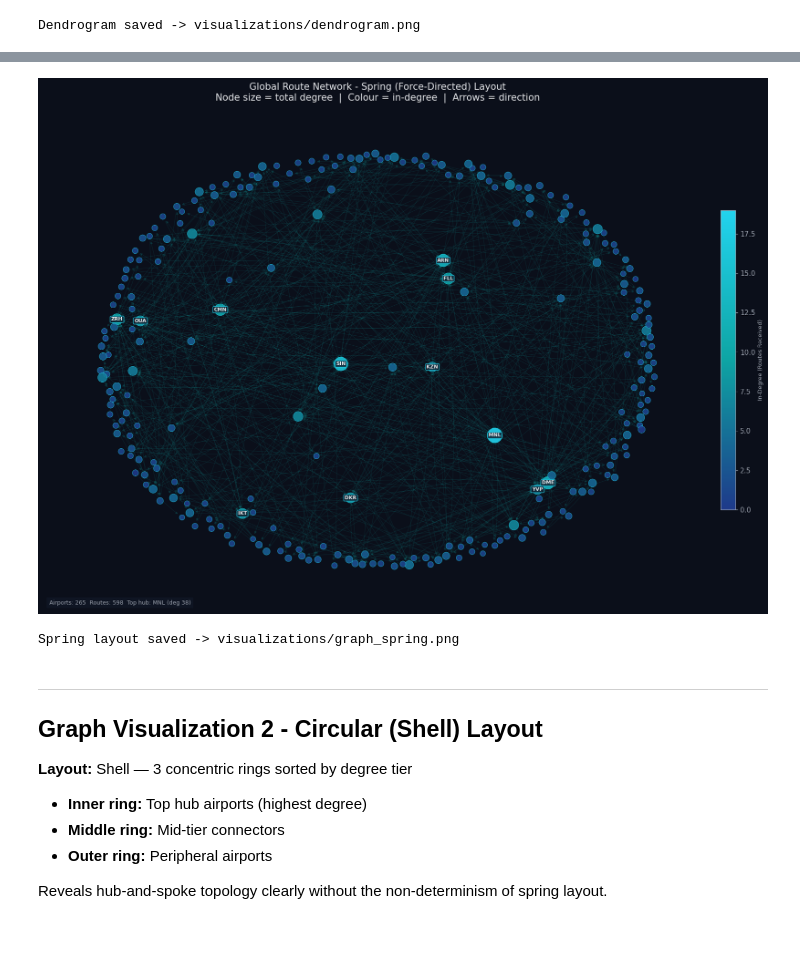
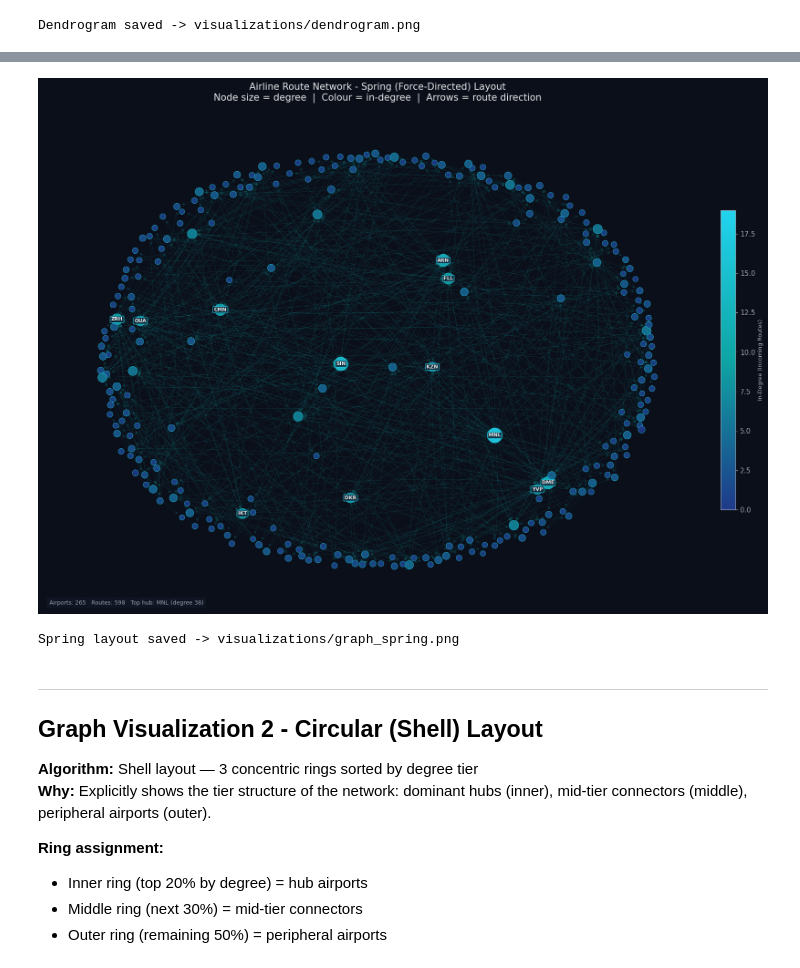
Before and after one commit to mariumgk/DataVis-Assignment4, a Jupyter notebook: A4_2023xxx.ipynb, the cells around one changed output, grey strips where cells are left out. Cells and saved outputs as stored; diff of their text form; code cells hidden in the pictures; blank space fills up the shorter version.

```diff
--- a/A4_2023xxx.ipynb
+++ b/A4_2023xxx.ipynb
@@ -255,68 +281,62 @@ Hub airports naturally migrate to the centre under repulsion/attraction forces.
 # %%
 np.random.seed(42)
-cmap = mcolors.LinearSegmentedColormap.from_list(
-    'blue_teal', [PRIMARY, SECONDARY, ACCENT])
+cmap = mcolors.LinearSegmentedColormap.from_list('blue_teal', [PRIMARY, SECONDARY, ACCENT])
 pos_spring = nx.spring_layout(G, k=1.8, iterations=80, seed=42)
 
 degrees  = np.array([deg[n] for n in node_list])
 in_degs  = np.array([in_deg[n] for n in node_list])
 node_sizes  = 60 + (degrees / degrees.max()) * 500
 norm        = mcolors.Normalize(vmin=in_degs.min(), vmax=in_degs.max())
 node_colors = [cmap(norm(v)) for v in in_degs]
 
 fig, ax = plt.subplots(figsize=(18, 12))
 fig.patch.set_facecolor(BG); ax.set_facecolor(BG)
-
-nx.draw_networkx_edges(G, pos_spring, ax=ax,
-    edge_color=SECONDARY, alpha=0.18, width=0.6,
-    arrows=True, arrowstyle='-|>', arrowsize=8,
+nx.draw_networkx_edges(G, pos_spring, ax=ax, edge_color=SECONDARY,
+    alpha=0.18, width=0.6, arrows=True, arrowstyle='-|>', arrowsize=8,
     connectionstyle='arc3,rad=0.05')
-nx.draw_networkx_nodes(G, pos_spring, ax=ax,
-    nodelist=node_list, node_size=node_sizes,
-    node_color=node_colors, alpha=0.9,
-    linewidths=0.5, edgecolors=ACCENT)
-
+nx.draw_networkx_nodes(G, pos_spring, ax=ax, nodelist=node_list,
+    node_size=node_sizes, node_color=node_colors,
+    alpha=0.9, linewidths=0.5, edgecolors=ACCENT)
 top12 = sorted(deg.items(), key=lambda x: x[1], reverse=True)[:12]
-top12_nodes = {n: pos_spring[n] for n, _ in top12}
-nx.draw_networkx_labels(G, top12_nodes, ax=ax,
-    labels={n: n for n in top12_nodes},
+top12_pos = {n: pos_spring[n] for n, _ in top12}
+nx.draw_networkx_labels(G, top12_pos, ax=ax, labels={n: n for n in top12_pos},
     font_size=8, font_color=TEXT_PRI, font_weight='bold',
     bbox=dict(boxstyle='round,pad=0.2', facecolor=SURFACE, edgecolor=ACCENT, alpha=0.8))
-
 sm = plt.cm.ScalarMappable(cmap=cmap, norm=norm); sm.set_array([])
 cbar = plt.colorbar(sm, ax=ax, shrink=0.6, pad=0.01)
-cbar.set_label('In-Degree (Routes Received)', color=TEXT_SEC, fontsize=9)
+cbar.set_label('In-Degree (Incoming Routes)', color=TEXT_SEC, fontsize=9)
 cbar.ax.yaxis.set_tick_params(color=TEXT_SEC)
 plt.setp(cbar.ax.yaxis.get_ticklabels(), color=TEXT_SEC)
 cbar.outline.set_edgecolor(TEXT_SEC)
-
 ax.set_title(
-    'Global Route Network - Spring (Force-Directed) Layout\n'
-    'Node size = total degree  |  Colour = in-degree  |  Arrows = direction',
+    'Airline Route Network - Spring (Force-Directed) Layout\n'
+    'Node size = degree  |  Colour = in-degree  |  Arrows = route direction',
     color=TEXT_PRI, fontsize=15, pad=16)
 ax.axis('off')
 ax.text(0.01, 0.01,
-    'Airports: {}  Routes: {}  Top hub: {} (deg {})'.format(
+    'Airports: {}   Routes: {}   Top hub: {} (degree {})'.format(
         G.number_of_nodes(), G.number_of_edges(), top10[0][0], top10[0][1]),
     transform=ax.transAxes, color=TEXT_SEC, fontsize=9,
     bbox=dict(facecolor=SURFACE, edgecolor='none', alpha=0.7))
 plt.tight_layout()
 plt.savefig('visualizations/graph_spring.png', dpi=150, bbox_inches='tight', facecolor=BG)
 plt.show()
 print('Spring layout saved -> visualizations/graph_spring.png')
 # %% [output]
-[figure, old version]
+[figure, new version]
 Spring layout saved -> visualizations/graph_spring.png
 # %% [markdown]
 ---
 ## Graph Visualization 2 - Circular (Shell) Layout
 
-**Layout:** Shell — 3 concentric rings sorted by degree tier
-- **Inner ring:** Top hub airports (highest degree)
-- **Middle ring:** Mid-tier connectors
-- **Outer ring:** Peripheral airports
+**Algorithm:** Shell layout — 3 concentric rings sorted by degree tier
+**Why:** Explicitly shows the tier structure of the network:
+dominant hubs (inner), mid-tier connectors (middle), peripheral airports (outer).
 
-Reveals hub-and-spoke topology clearly without the non-determinism of spring layout.
+**Ring assignment:**
+- Inner ring (top 20% by degree) = hub airports
+- Middle ring (next 30%) = mid-tier connectors
+- Outer ring (remaining 50%) = peripheral airports
 # %%
 sorted_nodes = sorted(deg.items(), key=lambda x: x[1], reverse=True)
 n_nodes = len(sorted_nodes)
```
Also changed, not shown: parts of 19 cells of this notebook.
